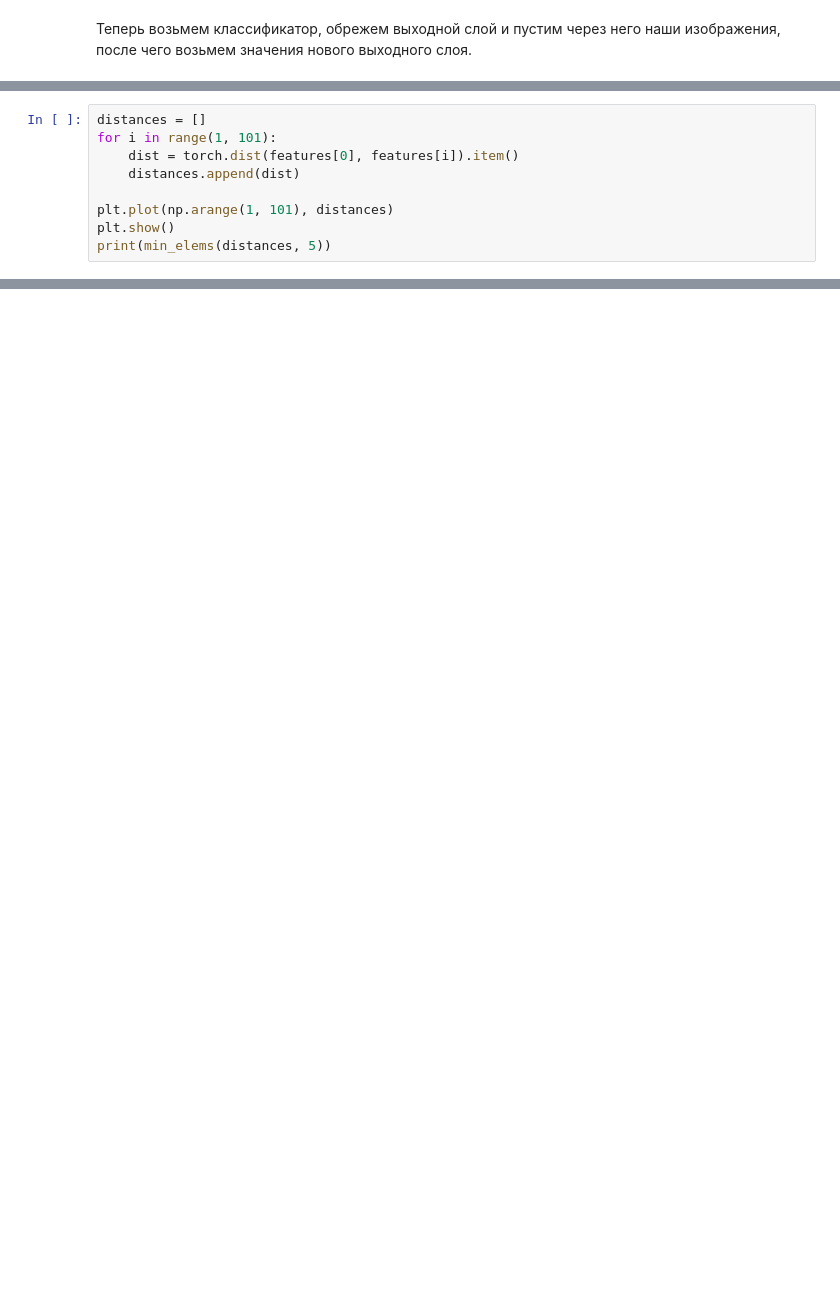
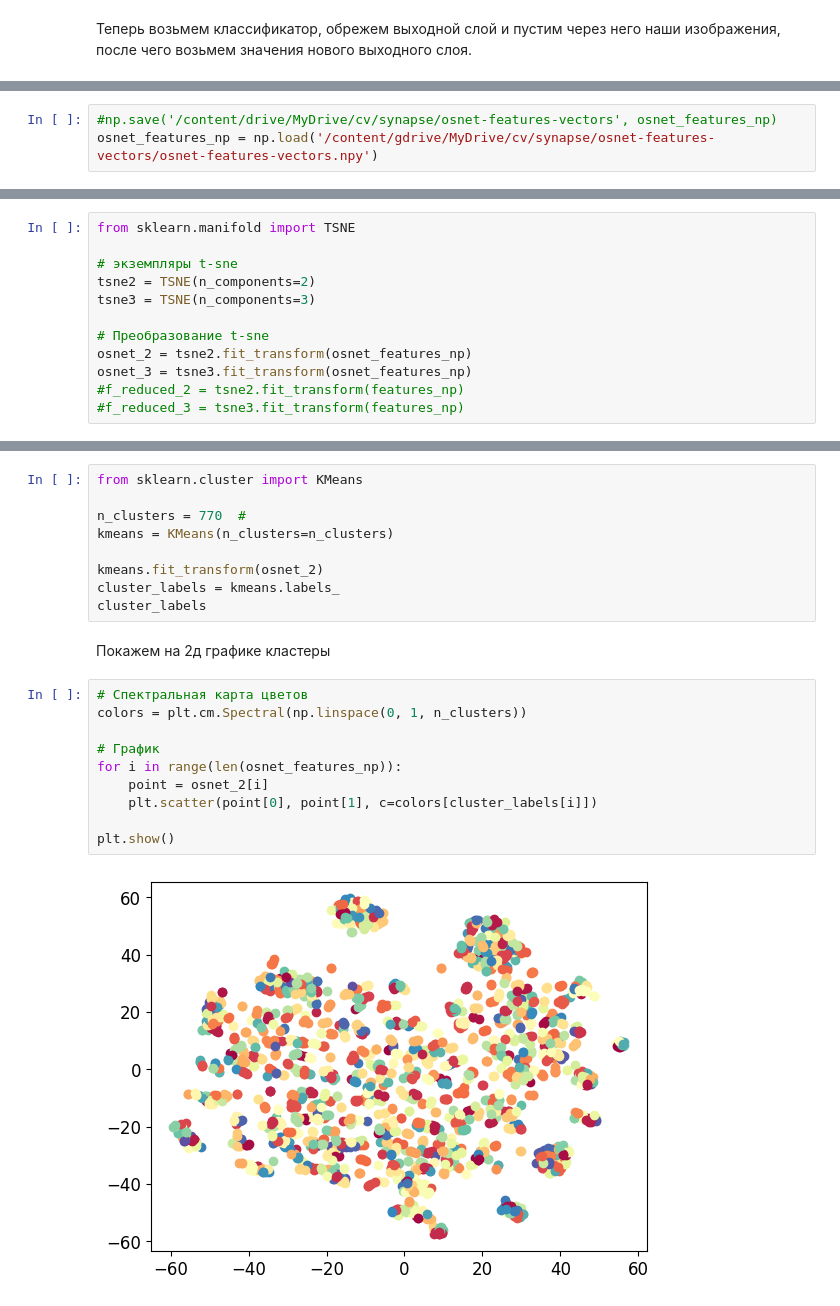
Before and after one commit to jurtta66/tracking_synapse, a Jupyter notebook: Kononov/basic.ipynb, the cells around one changed output, grey strips where cells are left out. Saved outputs shown, nothing was run; the diff lists cells and outputs as text; blank space fills up the shorter version.

```diff
--- a/Kononov/basic.ipynb
+++ b/Kononov/basic.ipynb
@@ -217,9 +141,0 @@ min_elems([2, 1, 3], 2)
-# %%
-distances = []
-for i in range(1, 101):
-    dist = torch.dist(features[0], features[i]).item()
-    distances.append(dist)
-
-plt.plot(np.arange(1, 101), distances)
-plt.show()
-print(min_elems(distances, 5))
@@ -286,0 +174,3 @@ Downloading: "https://download.pytorch.org/models/resnet34-b627a593.pth" to /roo
+# %%
+#np.save('/content/drive/MyDrive/cv/synapse/osnet-features-vectors', osnet_features_np)
+osnet_features_np = np.load('/content/gdrive/MyDrive/cv/synapse/osnet-features-vectors/osnet-features-vectors.npy')
@@ -286,0 +183,12 @@ Downloading: "https://download.pytorch.org/models/resnet34-b627a593.pth" to /roo
+# %%
+from sklearn.manifold import TSNE
+
+# экземпляры t-sne
+tsne2 = TSNE(n_components=2)
+tsne3 = TSNE(n_components=3)
+
+# Преобразование t-sne
+osnet_2 = tsne2.fit_transform(osnet_features_np)
+osnet_3 = tsne3.fit_transform(osnet_features_np)
+#f_reduced_2 = tsne2.fit_transform(features_np)
+#f_reduced_3 = tsne3.fit_transform(features_np)
@@ -286,0 +197,23 @@ Downloading: "https://download.pytorch.org/models/resnet34-b627a593.pth" to /roo
+# %%
+from sklearn.cluster import KMeans
+
+n_clusters = 770  #
+kmeans = KMeans(n_clusters=n_clusters)
+
+kmeans.fit_transform(osnet_2)
+cluster_labels = kmeans.labels_
+cluster_labels
+# %% [markdown]
+Покажем на 2д графике кластеры
+# %%
+# Спектральная карта цветов
+colors = plt.cm.Spectral(np.linspace(0, 1, n_clusters))
+
+# График
+for i in range(len(osnet_features_np)):
+    point = osnet_2[i]
+    plt.scatter(point[0], point[1], c=colors[cluster_labels[i]])
+
+plt.show()
+# %% [output]
+[figure, added]
```
Also changed, not shown: parts of 31 cells of this notebook.
